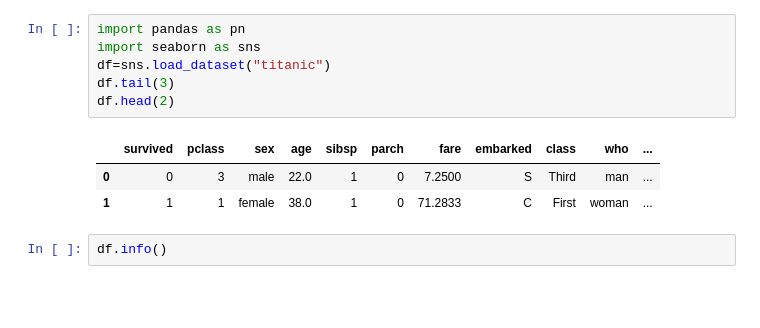
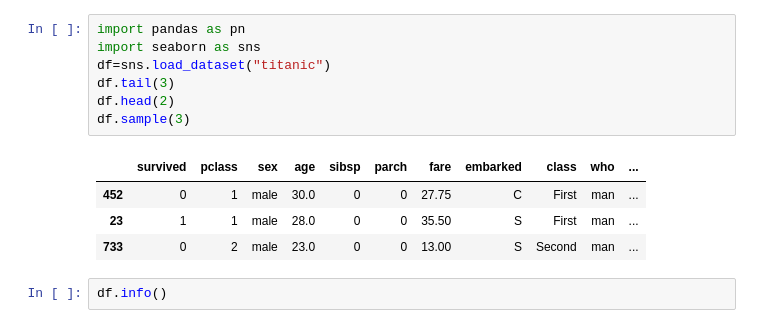
Before and after one commit to jyotish123-hub/Data-Visualization, a Jupyter notebook: 08sep.ipynb, the cells around one changed output. Saved outputs shown, nothing was run; the diff lists cells and outputs as text; blank space fills up the shorter version.

```diff
--- a/08sep.ipynb
+++ b/08sep.ipynb
@@ -3,13 +3,15 @@
 # %%
 import pandas as pn
 import seaborn as sns
 df=sns.load_dataset("titanic")
 df.tail(3)
 df.head(2)
+df.sample(3)
 # %% [output]
 |  | survived | pclass | sex | age | sibsp | parch | fare | embarked | class | who | ... |
-| 0 | 0 | 3 | male | 22.0 | 1 | 0 | 7.2500 | S | Third | man | ... |
-| 1 | 1 | 1 | female | 38.0 | 1 | 0 | 71.2833 | C | First | woman | ... |
+| 452 | 0 | 1 | male | 30.0 | 0 | 0 | 27.75 | C | First | man | ... |
+| 23 | 1 | 1 | male | 28.0 | 0 | 0 | 35.50 | S | First | man | ... |
+| 733 | 0 | 2 | male | 23.0 | 0 | 0 | 13.00 | S | Second | man | ... |
 # %%
 df.info()
 # %% [output]
```
